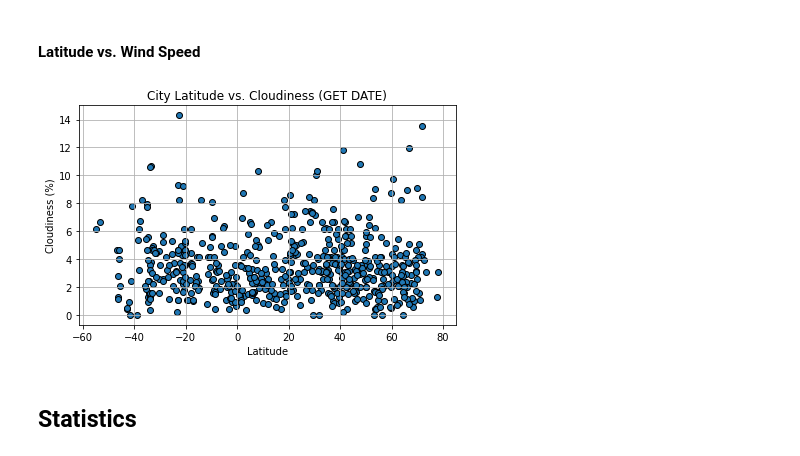
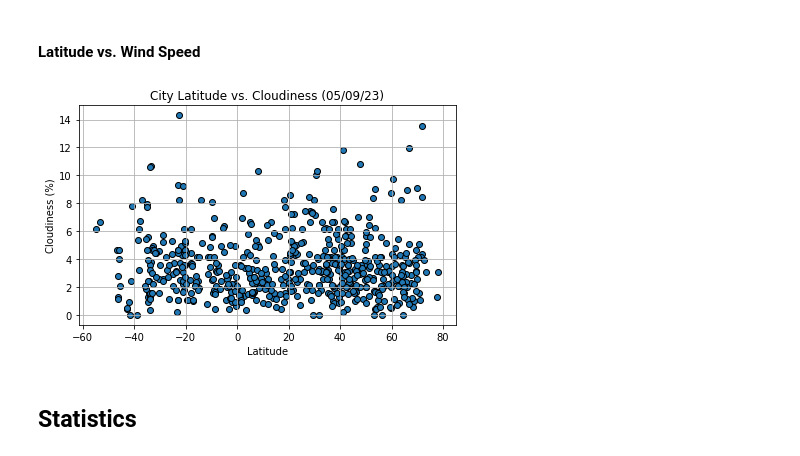
Before and after one commit to Wheezyotter/python-api-challenge, a Jupyter notebook: WeatherPy/WeatherPy.ipynb, the cells around one changed output. Cells and saved outputs as stored; diff of their text form; code cells hidden in the pictures.

```diff
--- a/WeatherPy/WeatherPy.ipynb
+++ b/WeatherPy/WeatherPy.ipynb
@@ -247,23 +250,23 @@ plt.show()
 # %%
 # Stores wind speed data
 wind_speed = city_data_df["Wind Speed"]
 
 # Creates a scatter plot of wind speed vs latitude
 fig4, ax4 = plt.subplots()
 
 
 ax4.scatter(latitude, wind_speed, edgecolors = "black")
 
-ax4.set_title("City Latitude vs. Cloudiness (GET DATE)")
+ax4.set_title(f"City Latitude vs. Cloudiness ({date_retrieved})")
 ax4.set_xlabel("Latitude")
 ax4.set_ylabel("Cloudiness (%)")
 ax4.grid()
 
 plt.tight_layout()
 plt.savefig("Figures/Fig4_lat_v_wind.png")
 plt.show()
 # %% [output]
-[figure, old version]
+[figure, new version]
 # %% [markdown]
 ## Statistics
 # %%
```
Also changed, not shown: parts of 16 cells of this notebook, 12 other files.
